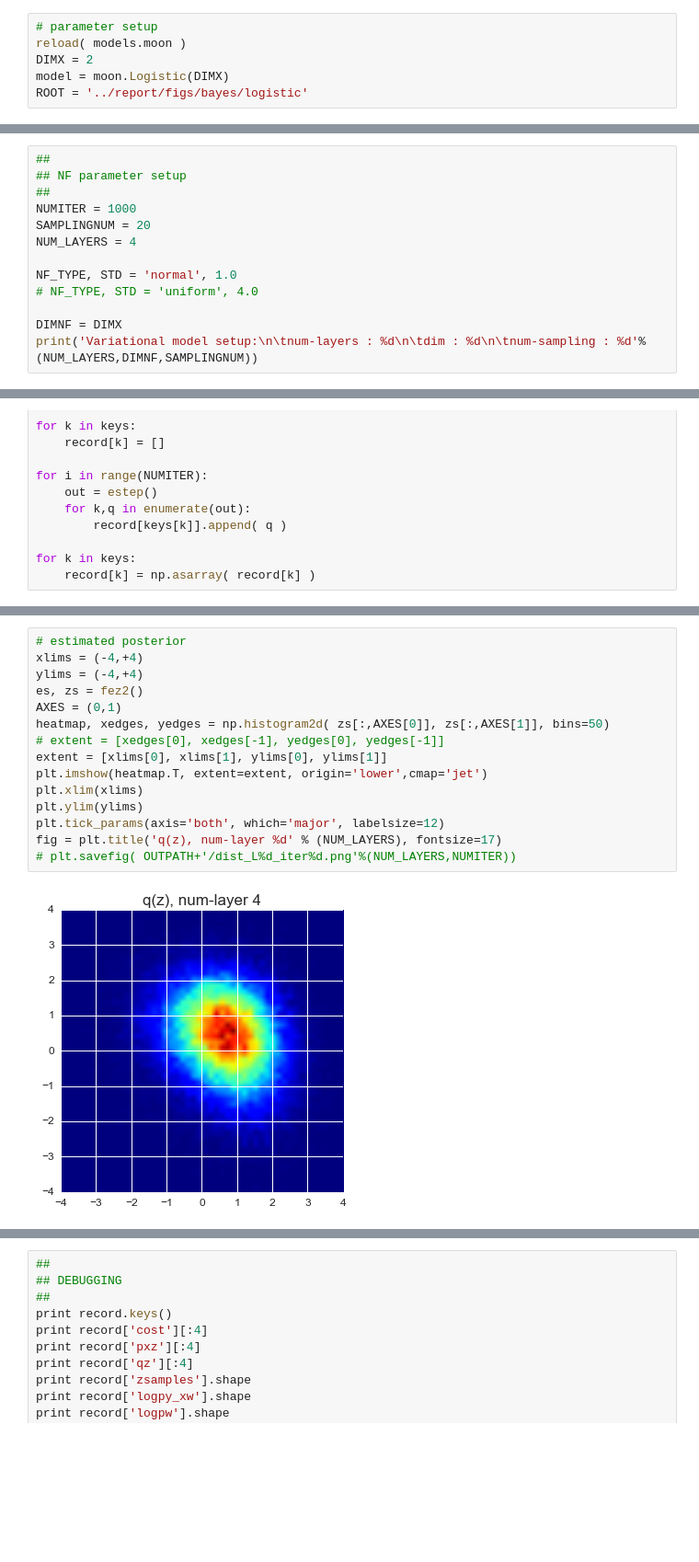
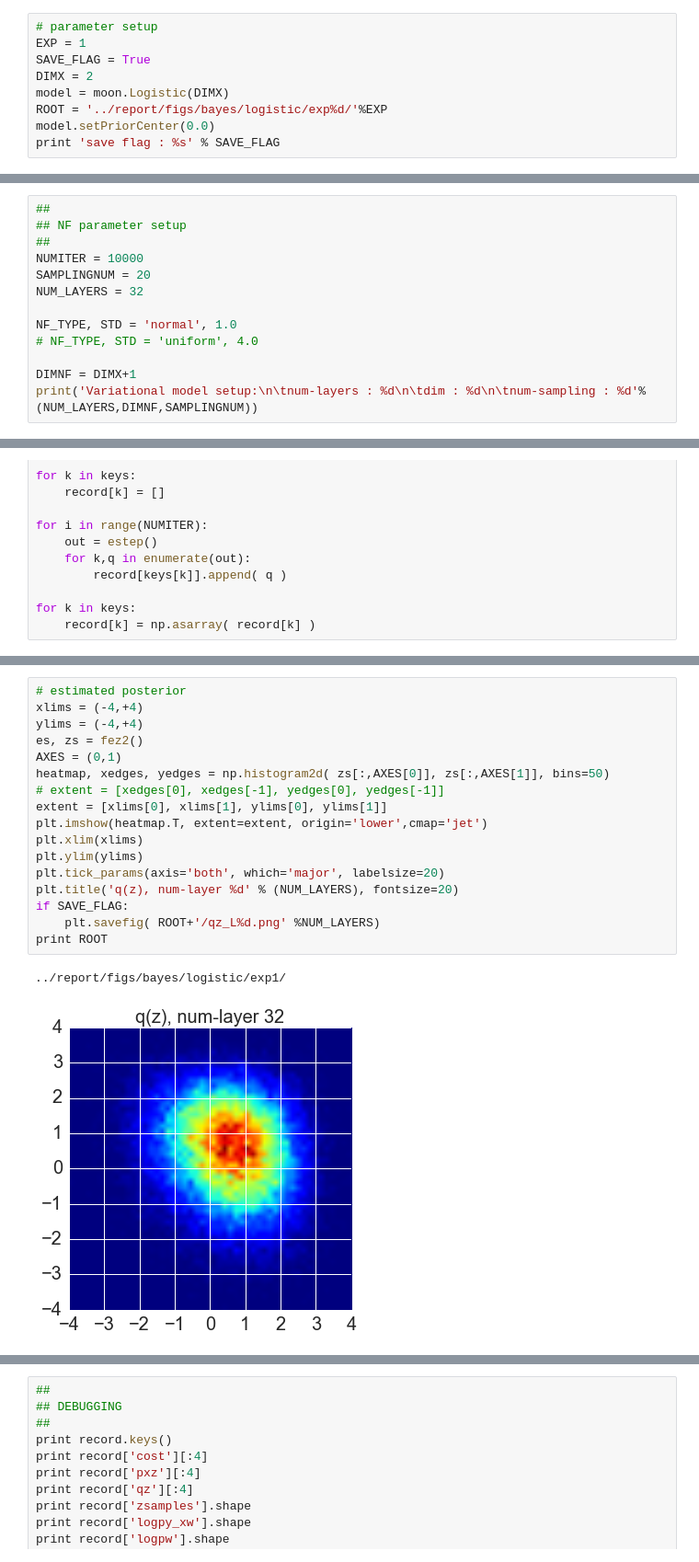
Before and after one commit to AndyZhang17/iaf2, a Jupyter notebook: phase4_logistic.ipynb, the cells around one changed output, grey strips where cells are left out. Shown at 92% size. Drawn from its saved outputs; the diff is of its cells as text; blank space fills up the shorter version.

```diff
--- a/phase4_logistic.ipynb
+++ b/phase4_logistic.ipynb
@@ -29,7 +29,10 @@ floatX = utils.floatX
 :0: FutureWarning: IPython widgets are experimental and may change in the future.
 # %%
 # parameter setup
-reload( models.moon )
+EXP = 1
+SAVE_FLAG = True
 DIMX = 2
 model = moon.Logistic(DIMX)
-ROOT = '../report/figs/bayes/logistic'
+ROOT = '../report/figs/bayes/logistic/exp%d/'%EXP
+model.setPriorCenter(0.0)
+print 'save flag : %s' % SAVE_FLAG
@@ -117,14 +110,14 @@ plt.show()
 ##
 ## NF parameter setup
 ##
-NUMITER = 1000
+NUMITER = 10000
 SAMPLINGNUM = 20
-NUM_LAYERS = 4
+NUM_LAYERS = 32
 
 NF_TYPE, STD = 'normal', 1.0
 # NF_TYPE, STD = 'uniform', 4.0
 
-DIMNF = DIMX
+DIMNF = DIMX+1
 print('Variational model setup:\n\tnum-layers : %d\n\tdim : %d\n\tnum-sampling : %d'%(NUM_LAYERS,DIMNF,SAMPLINGNUM))
 # %% [output]
 Variational model setup:
@@ -222,17 +215,20 @@ plt.show()
 # %%
 # estimated posterior
 xlims = (-4,+4)
 ylims = (-4,+4)
 es, zs = fez2()
 AXES = (0,1)
 heatmap, xedges, yedges = np.histogram2d( zs[:,AXES[0]], zs[:,AXES[1]], bins=50)
 # extent = [xedges[0], xedges[-1], yedges[0], yedges[-1]]
 extent = [xlims[0], xlims[1], ylims[0], ylims[1]]
 plt.imshow(heatmap.T, extent=extent, origin='lower',cmap='jet')
 plt.xlim(xlims)
 plt.ylim(ylims)
-plt.tick_params(axis='both', which='major', labelsize=12)
-fig = plt.title('q(z), num-layer %d' % (NUM_LAYERS), fontsize=17)
-# plt.savefig( OUTPATH+'/dist_L%d_iter%d.png'%(NUM_LAYERS,NUMITER))
+plt.tick_params(axis='both', which='major', labelsize=20)
+plt.title('q(z), num-layer %d' % (NUM_LAYERS), fontsize=20)
+if SAVE_FLAG:
+    plt.savefig( ROOT+'/qz_L%d.png' %NUM_LAYERS)
+print ROOT
 # %% [output]
+../report/figs/bayes/logistic/exp1/
-[figure, old version]
+[figure, new version]
```
Also changed, not shown: parts of 12 cells of this notebook, 6 other files.
